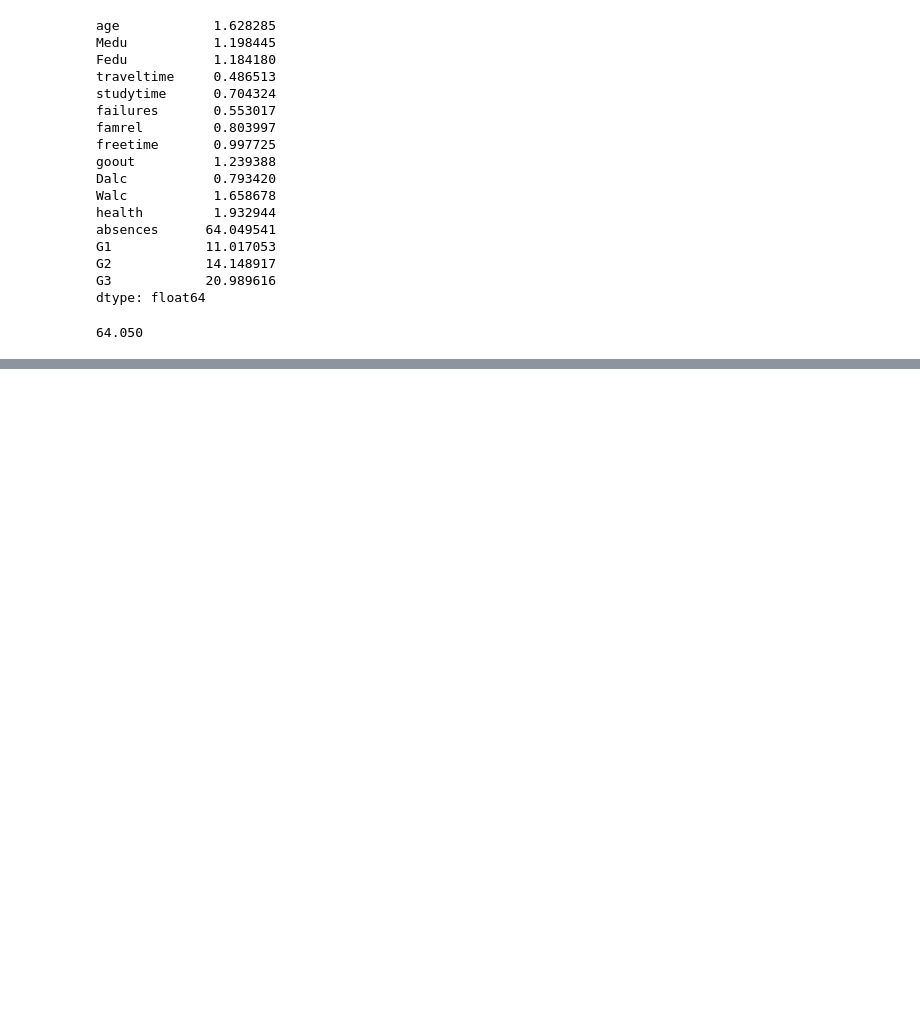
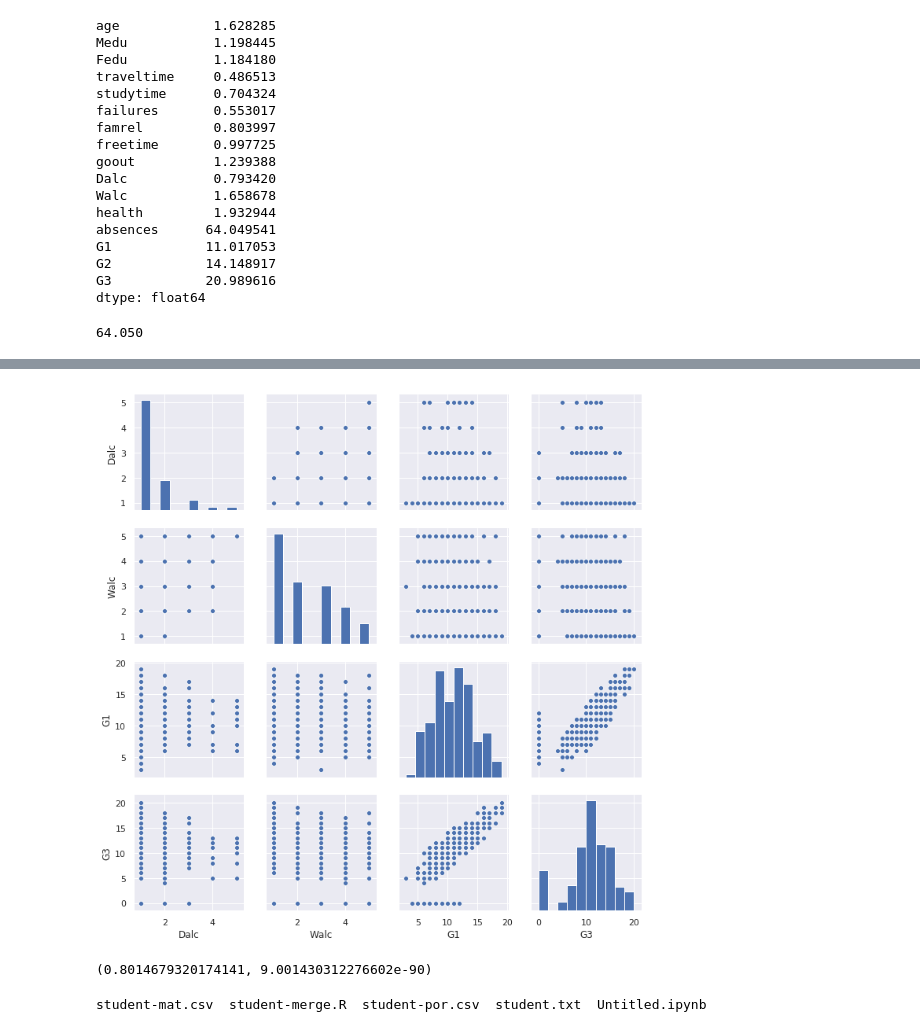
Before and after one commit to ducksfrogs/pybooks, a Jupyter notebook: u_tokyo_datascience/chap3/Untitled.ipynb, the cells around one changed output, grey strips where cells are left out. Drawn from its saved outputs; the diff is of its cells as text; code cells hidden in the pictures; blank space fills up the shorter version.

```diff
--- a/u_tokyo_datascience/chap3/Untitled.ipynb
+++ b/u_tokyo_datascience/chap3/Untitled.ipynb
@@ -130,0 +246,13 @@ student_data_math['absences'].var()
+# %%
+sns.pairplot(student_data_math[['Dalc','Walc', 'G1', 'G3']])
+plt.grid(True)
+# %% [output]
+[figure, added]
+# %%
+sp.stats.pearsonr(student_data_math['G1'], student_data_math['G3'])
+# %% [output]
+(0.8014679320174141, 9.001430312276602e-90)
+# %%
+ls
+# %% [output]
+student-mat.csv  student-merge.R  student-por.csv  student.txt  Untitled.ipynb
```
Also changed, not shown: parts of 29 cells of this notebook, 1 other file.
